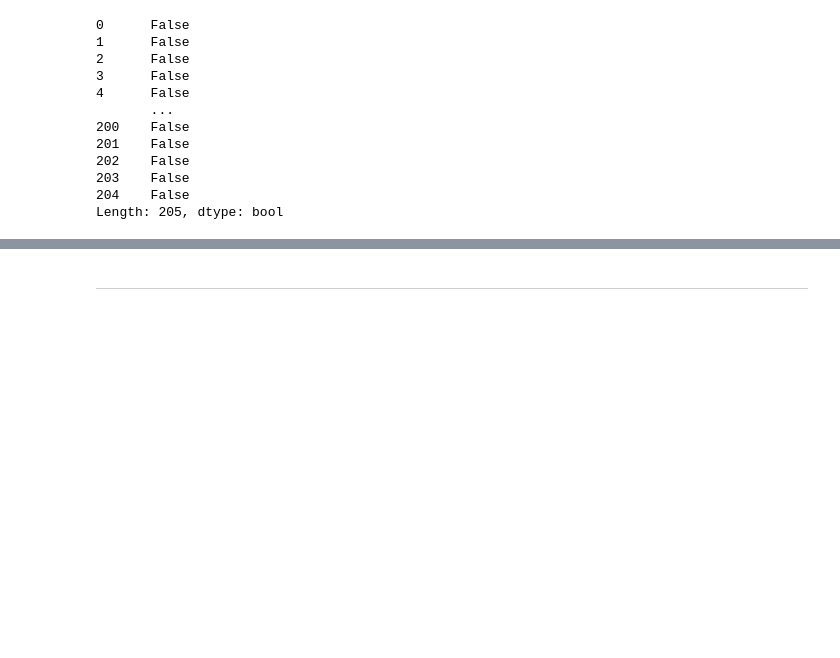
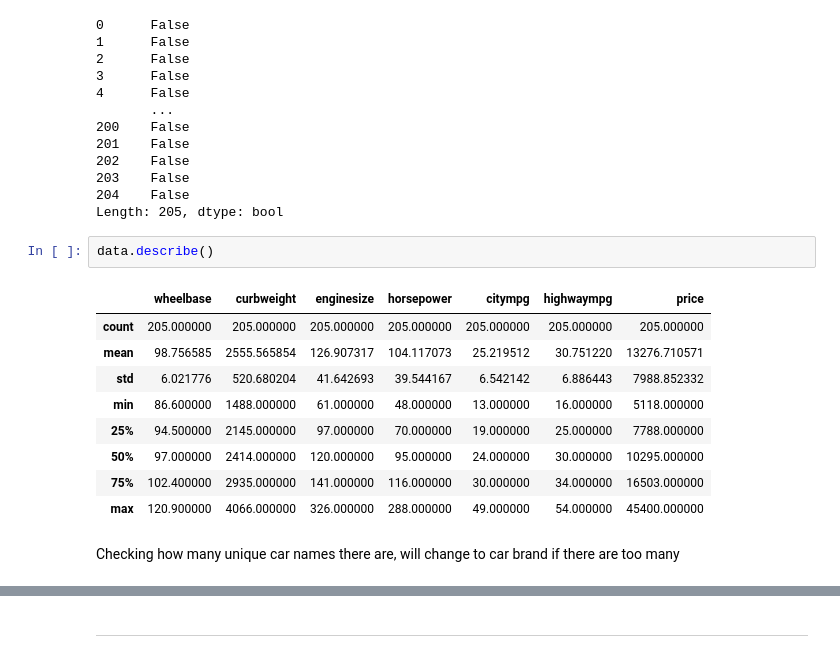
Before and after one commit to conormcdevitt/Hackathon1, a Jupyter notebook: jupyter_notebooks/Notebook_Template.ipynb, the cells around one changed output, grey strips where cells are left out. Cells and saved outputs as stored; diff of their text form; blank space fills up the shorter version.

```diff
--- a/jupyter_notebooks/Notebook_Template.ipynb
+++ b/jupyter_notebooks/Notebook_Template.ipynb
@@ -177,3 +177,17 @@ data.duplicated()
 203    False
 204    False
 Length: 205, dtype: bool
+# %%
+data.describe()
+# %% [output]
+|  | wheelbase | curbweight | enginesize | horsepower | citympg | highwaympg | price |
+| count | 205.000000 | 205.000000 | 205.000000 | 205.000000 | 205.000000 | 205.000000 | 205.000000 |
+| mean | 98.756585 | 2555.565854 | 126.907317 | 104.117073 | 25.219512 | 30.751220 | 13276.710571 |
+| std | 6.021776 | 520.680204 | 41.642693 | 39.544167 | 6.542142 | 6.886443 | 7988.852332 |
+| min | 86.600000 | 1488.000000 | 61.000000 | 48.000000 | 13.000000 | 16.000000 | 5118.000000 |
+| 25% | 94.500000 | 2145.000000 | 97.000000 | 70.000000 | 19.000000 | 25.000000 | 7788.000000 |
+| 50% | 97.000000 | 2414.000000 | 120.000000 | 95.000000 | 24.000000 | 30.000000 | 10295.000000 |
+| 75% | 102.400000 | 2935.000000 | 141.000000 | 116.000000 | 30.000000 | 34.000000 | 16503.000000 |
+| max | 120.900000 | 4066.000000 | 326.000000 | 288.000000 | 49.000000 | 54.000000 | 45400.000000 |
+# %% [markdown]
+Checking how many unique car names there are, will change to car brand if there are too many
```
Also changed, not shown: parts of 6 cells of this notebook.
